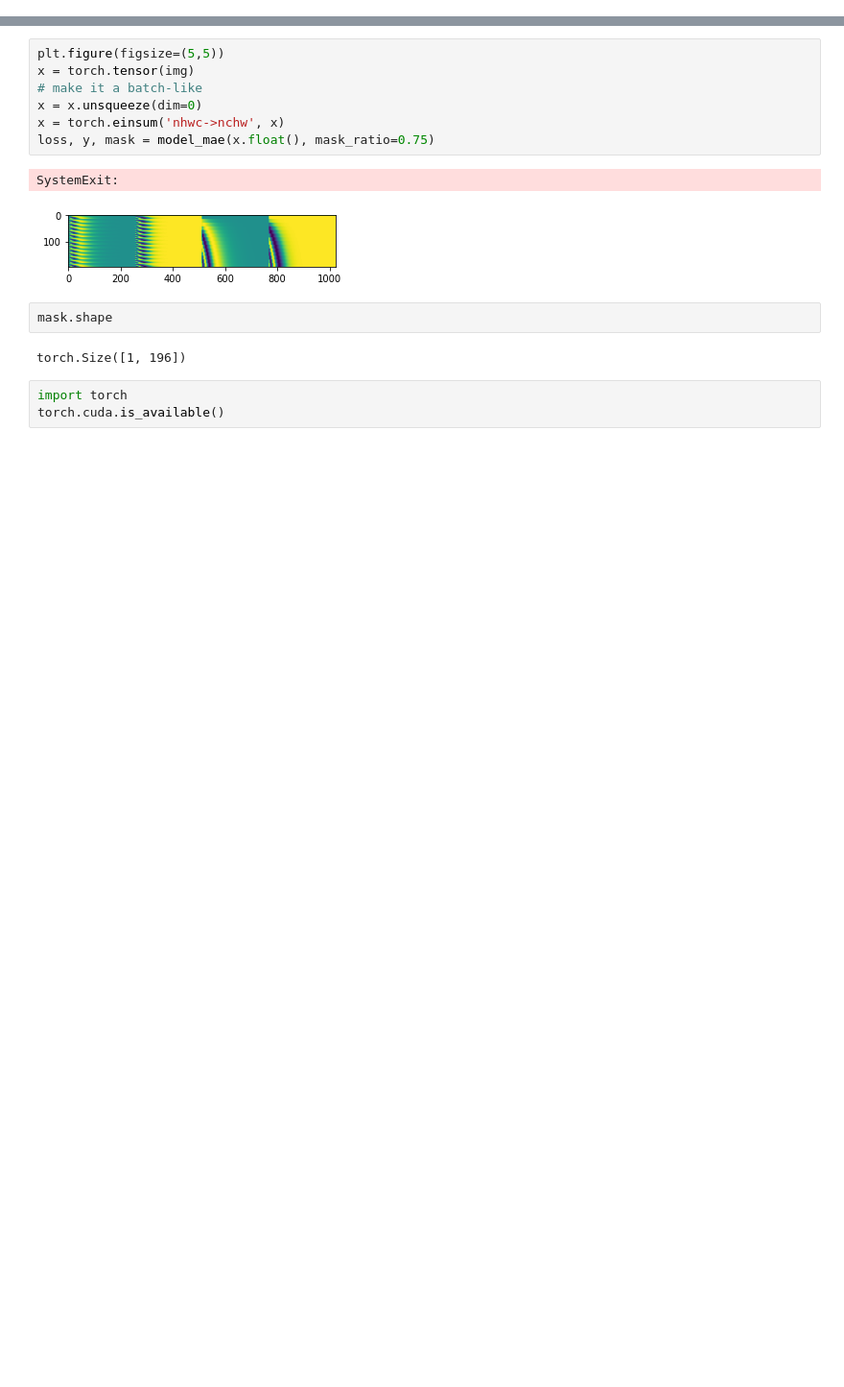
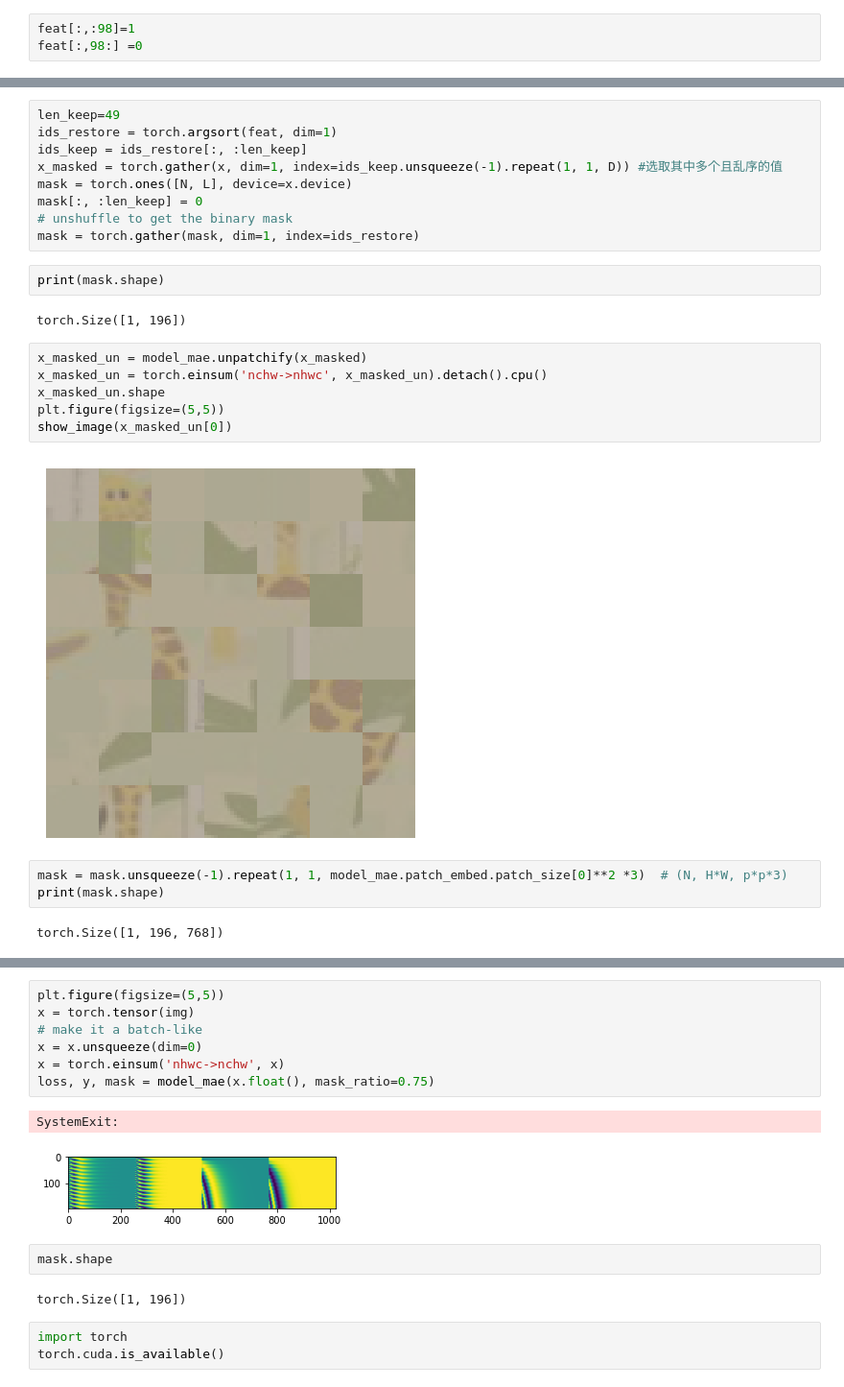
Before and after one commit to lez-s/mae-mycode, a Jupyter notebook: test_mae.ipynb, the cells around one changed output, grey strips where cells are left out. Shown: that part at 96% size. Cells and saved outputs as stored; diff of their text form; blank space fills up the shorter version.

```diff
--- a/test_mae.ipynb
+++ b/test_mae.ipynb
@@ -110,0 +130,3 @@ run_one_image(img, model_mae)
+# %%
+feat[:,:98]=1
+feat[:,98:] =0
@@ -110,0 +161,26 @@ run_one_image(img, model_mae)
+# %%
+len_keep=49
+ids_restore = torch.argsort(feat, dim=1)
+ids_keep = ids_restore[:, :len_keep]
+x_masked = torch.gather(x, dim=1, index=ids_keep.unsqueeze(-1).repeat(1, 1, D)) #选取其中多个且乱序的值
+mask = torch.ones([N, L], device=x.device)
+mask[:, :len_keep] = 0
+# unshuffle to get the binary mask
+mask = torch.gather(mask, dim=1, index=ids_restore)
+# %%
+print(mask.shape)
+# %% [output]
+torch.Size([1, 196])
+# %%
+x_masked_un = model_mae.unpatchify(x_masked)
+x_masked_un = torch.einsum('nchw->nhwc', x_masked_un).detach().cpu()
+x_masked_un.shape
+plt.figure(figsize=(5,5))
+show_image(x_masked_un[0])
+# %% [output]
+[figure, added]
+# %%
+mask = mask.unsqueeze(-1).repeat(1, 1, model_mae.patch_embed.patch_size[0]**2 *3)  # (N, H*W, p*p*3)
+print(mask.shape)
+# %% [output]
+torch.Size([1, 196, 768])
```
Also changed, not shown: parts of 21 cells of this notebook, 2 other files.
